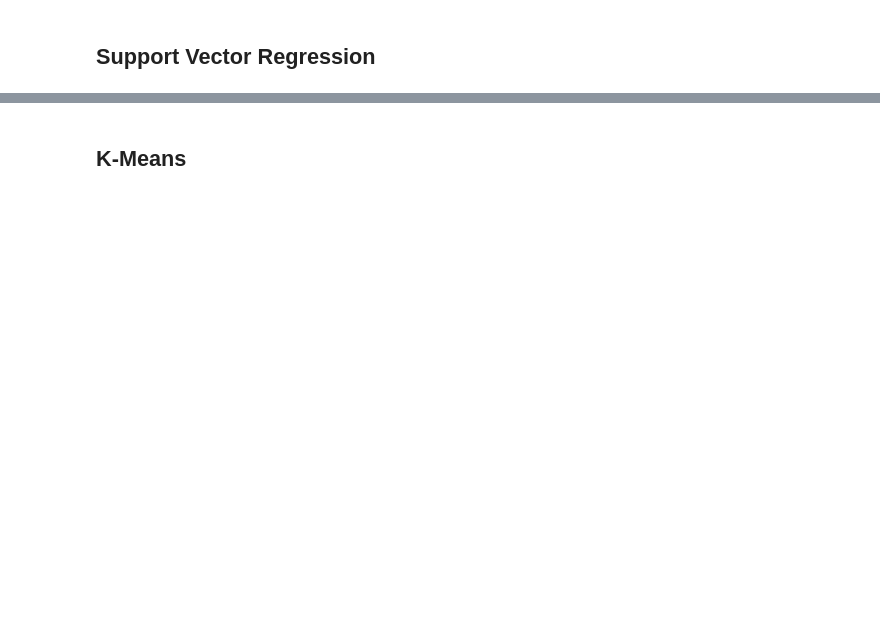
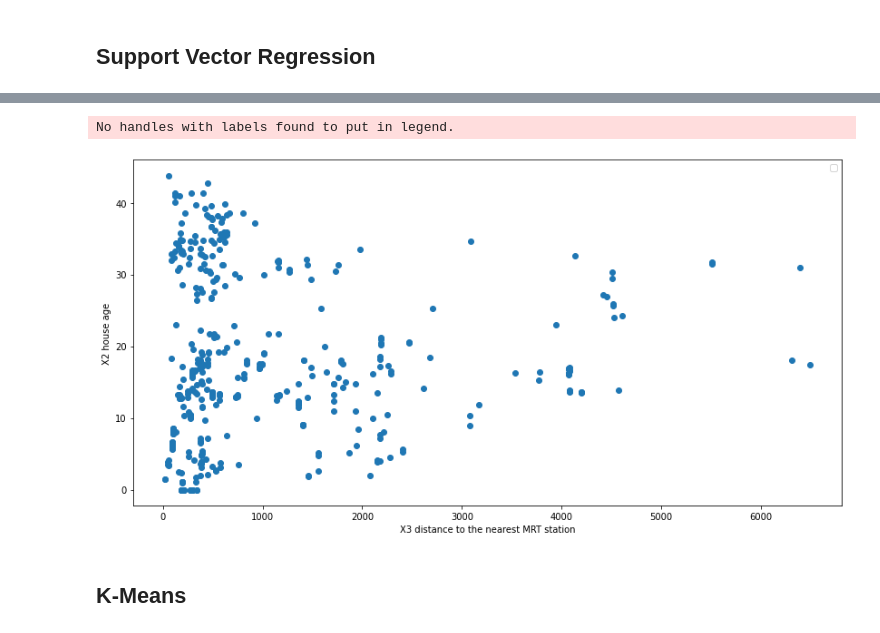
Before and after one commit to gradient-ai/svr-kmeans-clustering-for-regression, a Jupyter notebook: notebook.ipynb, the cells around one changed output, grey strips where cells are left out. Drawn from its saved outputs; the diff is of its cells as text; code cells hidden in the pictures; blank space fills up the shorter version.

```diff
--- a/notebook.ipynb
+++ b/notebook.ipynb
@@ -104,20 +114,23 @@ plt.show()
 # %%
+import matplotlib.pyplot as plt
 # Read data into a dataframe again
 df = pd.read_csv('Real estate.csv', encoding='utf-8')
 
 # Defining Dependent and Independant variable
 X = np.array(df[['X3 distance to the nearest MRT station','X2 house age']])
 Y = df['Y house price of unit area'].values
 
 # Plotting the Clusters using matplotlib
-plt.rcParams['figure.figsize'] = [14, 7]
-plt.rc('font', size=14)
 
-plt.scatter(df['X3 distance to the nearest MRT station'],df['X2 house age'],label="cluster "+ str(i+1))
+fig, ax = plt.subplots( figsize = (14,7))
+ax.scatter(df['X3 distance to the nearest MRT station'],df['X2 house age'])
 plt.xlabel("X3 distance to the nearest MRT station")
 plt.ylabel("X2 house age")
 plt.legend()
 plt.show()
+# %% [output]
+No handles with labels found to put in legend.
+[figure, added]
 # %% [markdown]
 ## K-Means
 # %%
```
Also changed, not shown: parts of 11 cells of this notebook.
